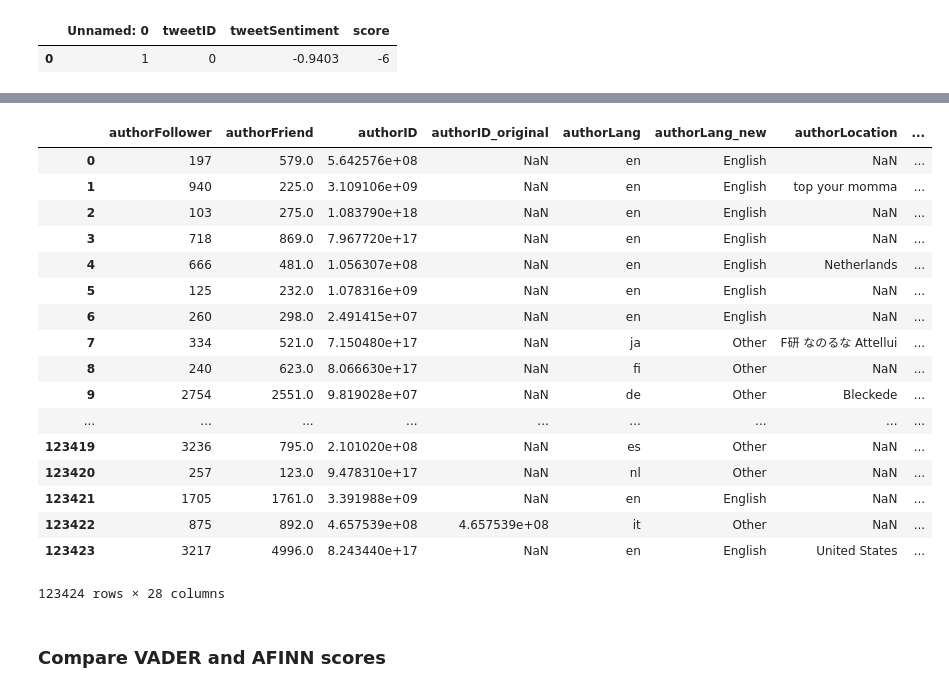
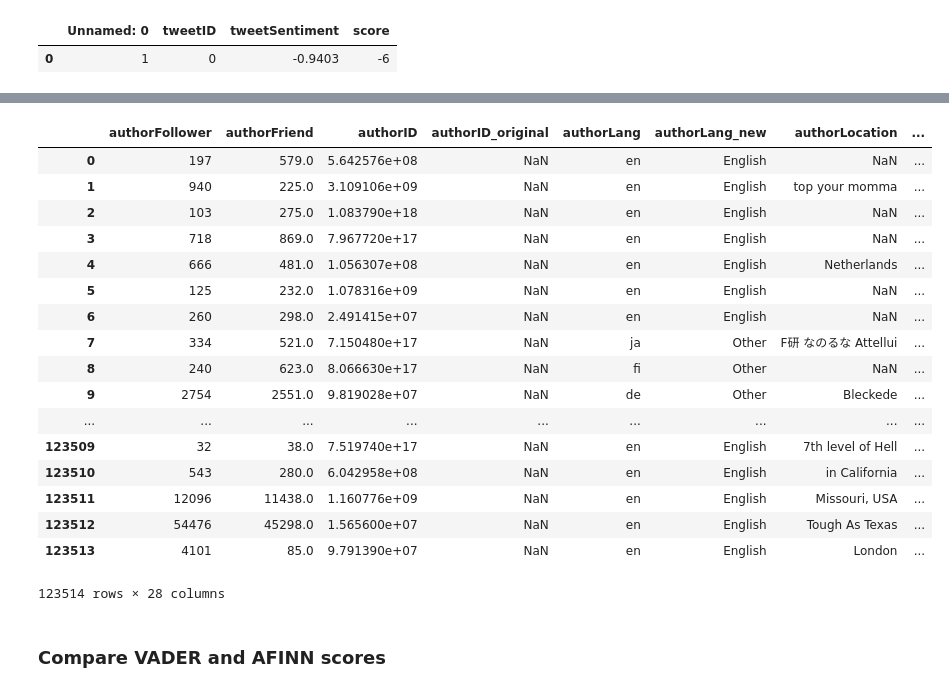
Before and after one commit to menyalas/llcu612Project, a Jupyter notebook: 20190410_AM_Dataset.ipynb, the cells around one changed output, grey strips where cells are left out. Cells and saved outputs as stored; diff of their text form; code cells hidden in the pictures.

```diff
--- a/20190410_AM_Dataset.ipynb
+++ b/20190410_AM_Dataset.ipynb
@@ -54,28 +47,28 @@ tweetSentiment_afinn[0:50]
 # %%
 #Add AFINN data to main dataset
-df['tweetSentiment_afinn'] = tweetSentiment_afinn['score']
+df['tweetSentiment_Afinn'] = tweetSentiment_afinn['score']
 # %%
 #Window into current state of the dataaset
-df[:-100]
+df[:-10]
 # %% [output]
 |  | authorFollower | authorFriend | authorID | authorID_original | authorLang | authorLang_new | authorLocation | ... |
 | 0 | 197 | 579.0 | 5.642576e+08 | NaN | en | English | NaN | ... |
 | 1 | 940 | 225.0 | 3.109106e+09 | NaN | en | English | top your momma | ... |
 | 2 | 103 | 275.0 | 1.083790e+18 | NaN | en | English | NaN | ... |
 | 3 | 718 | 869.0 | 7.967720e+17 | NaN | en | English | NaN | ... |
 | 4 | 666 | 481.0 | 1.056307e+08 | NaN | en | English | Netherlands | ... |
 | 5 | 125 | 232.0 | 1.078316e+09 | NaN | en | English | NaN | ... |
 | 6 | 260 | 298.0 | 2.491415e+07 | NaN | en | English | NaN | ... |
 | 7 | 334 | 521.0 | 7.150480e+17 | NaN | ja | Other | F研 なのるな Attellui | ... |
 | 8 | 240 | 623.0 | 8.066630e+17 | NaN | fi | Other | NaN | ... |
 | 9 | 2754 | 2551.0 | 9.819028e+07 | NaN | de | Other | Bleckede | ... |
 | ... | ... | ... | ... | ... | ... | ... | ... | ... |
-| 123419 | 3236 | 795.0 | 2.101020e+08 | NaN | es | Other | NaN | ... |
-| 123420 | 257 | 123.0 | 9.478310e+17 | NaN | nl | Other | NaN | ... |
-| 123421 | 1705 | 1761.0 | 3.391988e+09 | NaN | en | English | NaN | ... |
-| 123422 | 875 | 892.0 | 4.657539e+08 | 4.657539e+08 | it | Other | NaN | ... |
-| 123423 | 3217 | 4996.0 | 8.243440e+17 | NaN | en | English | United States | ... |
+| 123509 | 32 | 38.0 | 7.519740e+17 | NaN | en | English | 7th level of Hell | ... |
+| 123510 | 543 | 280.0 | 6.042958e+08 | NaN | en | English | in California | ... |
+| 123511 | 12096 | 11438.0 | 1.160776e+09 | NaN | en | English | Missouri, USA | ... |
+| 123512 | 54476 | 45298.0 | 1.565600e+07 | NaN | en | English | Tough As Texas | ... |
+| 123513 | 4101 | 85.0 | 9.791390e+07 | NaN | en | English | London | ... |
-123424 rows × 28 columns
+123514 rows × 28 columns
 # %% [markdown]
 <h3>Compare VADER and AFINN scores</h3>
 # %%
```
Also changed, not shown: parts of 5 cells of this notebook.
